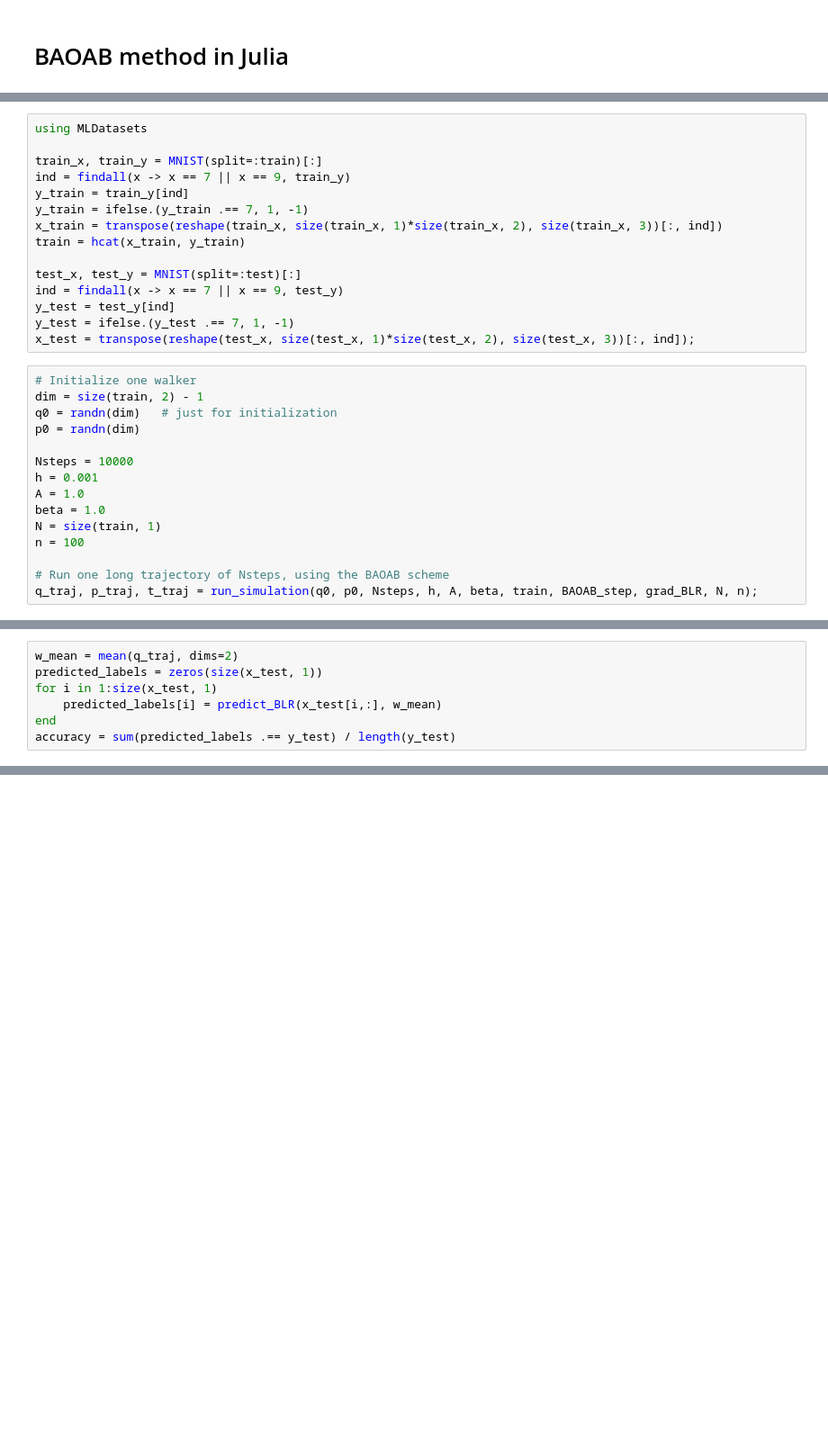
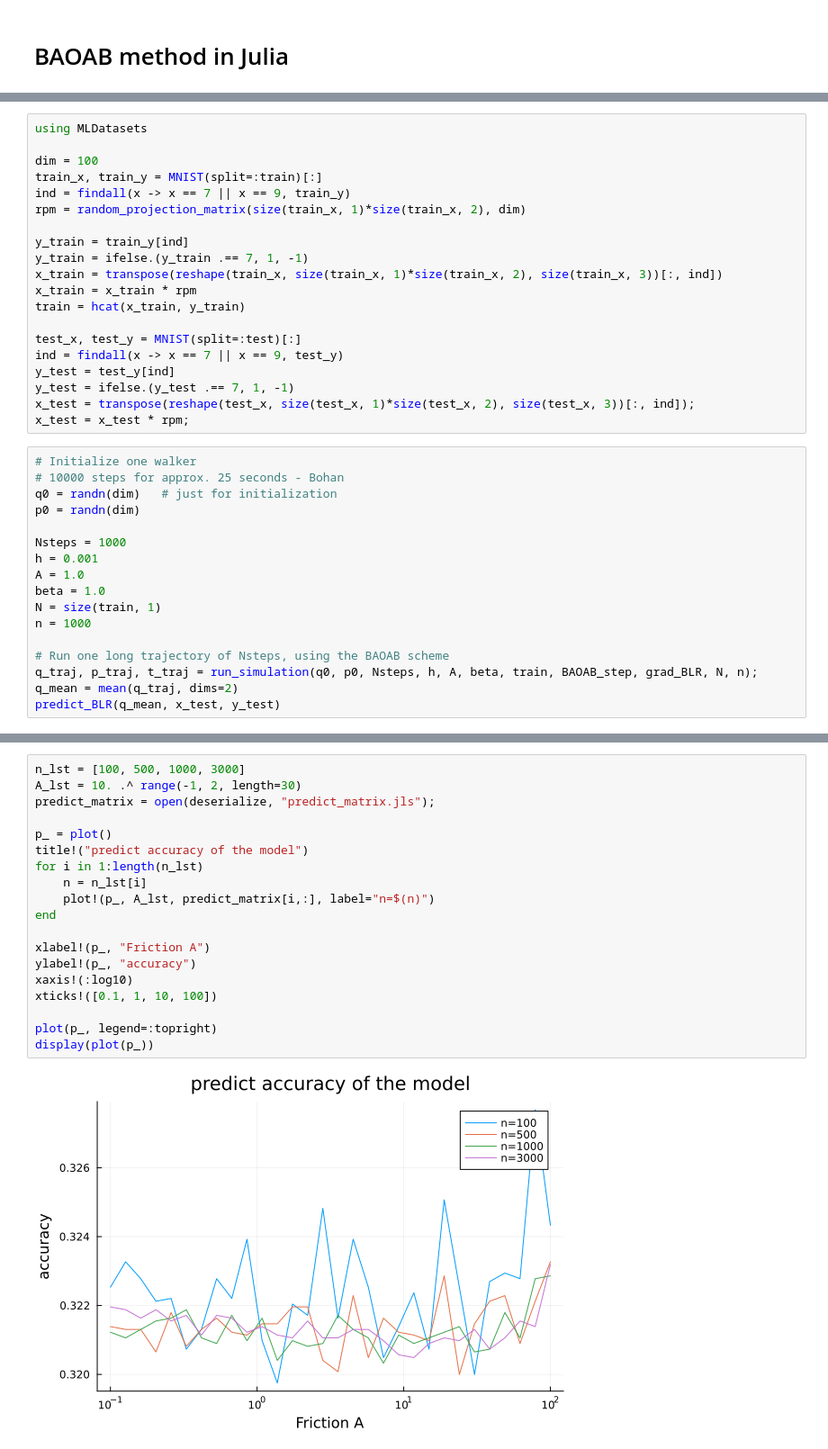
Before and after one commit to will-r-smith/Stochastic-Gradient-Langevin-Dynamics, a Jupyter notebook: models/problem2.ipynb, the cells around one changed output, grey strips where cells are left out. Shown at 90% size. Cells and saved outputs as stored; diff of their text form; blank space fills up the shorter version.

Commit message:
random projection

```diff
--- a/models/problem2.ipynb
+++ b/models/problem2.ipynb
@@ -109,11 +143,15 @@ save_variable (generic function with 1 method)
 # %%
 using MLDatasets
 
+dim = 100
 train_x, train_y = MNIST(split=:train)[:]
 ind = findall(x -> x == 7 || x == 9, train_y)
+rpm = random_projection_matrix(size(train_x, 1)*size(train_x, 2), dim)
+
 y_train = train_y[ind]
 y_train = ifelse.(y_train .== 7, 1, -1)
 x_train = transpose(reshape(train_x, size(train_x, 1)*size(train_x, 2), size(train_x, 3))[:, ind])
+x_train = x_train * rpm
 train = hcat(x_train, y_train)
 
 test_x, test_y = MNIST(split=:test)[:]
@@ -121,18 +159,21 @@ ind = findall(x -> x == 7 || x == 9, test_y)
 y_test = test_y[ind]
 y_test = ifelse.(y_test .== 7, 1, -1)
 x_test = transpose(reshape(test_x, size(test_x, 1)*size(test_x, 2), size(test_x, 3))[:, ind]);
+x_test = x_test * rpm;
 # %%
 # Initialize one walker
-dim = size(train, 2) - 1
+# 10000 steps for approx. 25 seconds - Bohan
 q0 = randn(dim)   # just for initialization
 p0 = randn(dim)
 
-Nsteps = 10000
+Nsteps = 1000
 h = 0.001
 A = 1.0
 beta = 1.0
 N = size(train, 1)
-n = 100
+n = 1000
 
 # Run one long trajectory of Nsteps, using the BAOAB scheme
 q_traj, p_traj, t_traj = run_simulation(q0, p0, Nsteps, h, A, beta, train, BAOAB_step, grad_BLR, N, n);
+q_mean = mean(q_traj, dims=2)
+predict_BLR(q_mean, x_test, y_test)
@@ -139,7 +181,0 @@ q_traj, p_traj, t_traj = run_simulation(q0, p0, Nsteps, h, A, beta, train, BAOAB
-# %%
-w_mean = mean(q_traj, dims=2)
-predicted_labels = zeros(size(x_test, 1))
-for i in 1:size(x_test, 1)
-    predicted_labels[i] = predict_BLR(x_test[i,:], w_mean)
-end
-accuracy = sum(predicted_labels .== y_test) / length(y_test)
@@ -147,0 +229,21 @@ accuracy = sum(predicted_labels .== y_test) / length(y_test)
+# %%
+n_lst = [100, 500, 1000, 3000]
+A_lst = 10. .^ range(-1, 2, length=30)
+predict_matrix = open(deserialize, "predict_matrix.jls");
+
+p_ = plot()
+title!("predict accuracy of the model")
+for i in 1:length(n_lst)
+    n = n_lst[i]
+    plot!(p_, A_lst, predict_matrix[i,:], label="n=$(n)")
+end
+
+xlabel!(p_, "Friction A")
+ylabel!(p_, "accuracy")
+xaxis!(:log10)
+xticks!([0.1, 1, 10, 100])
+
+plot(p_, legend=:topright)
+display(plot(p_))
+# %% [output]
+[figure, added]
```
Also changed, not shown: parts of 8 cells of this notebook.
